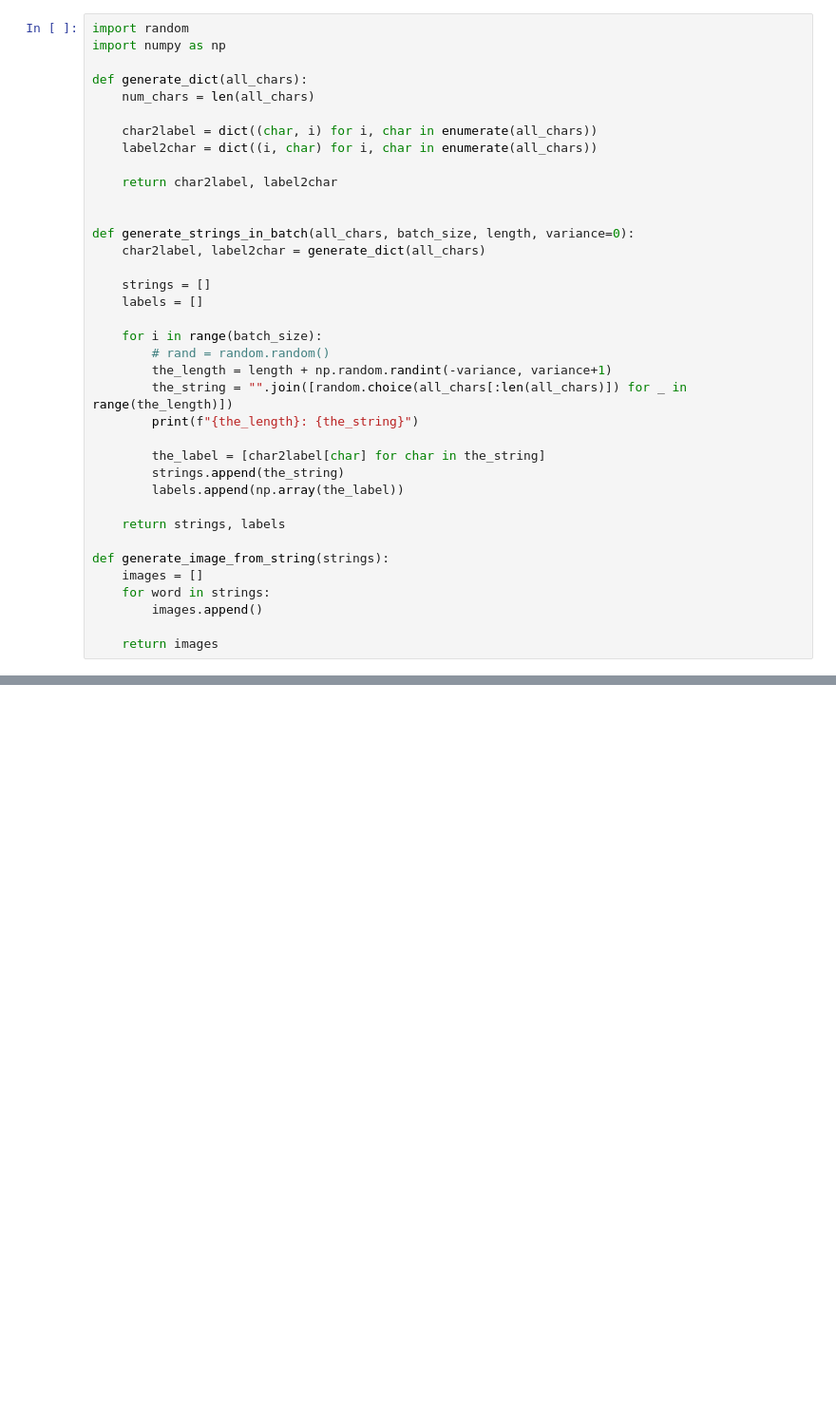
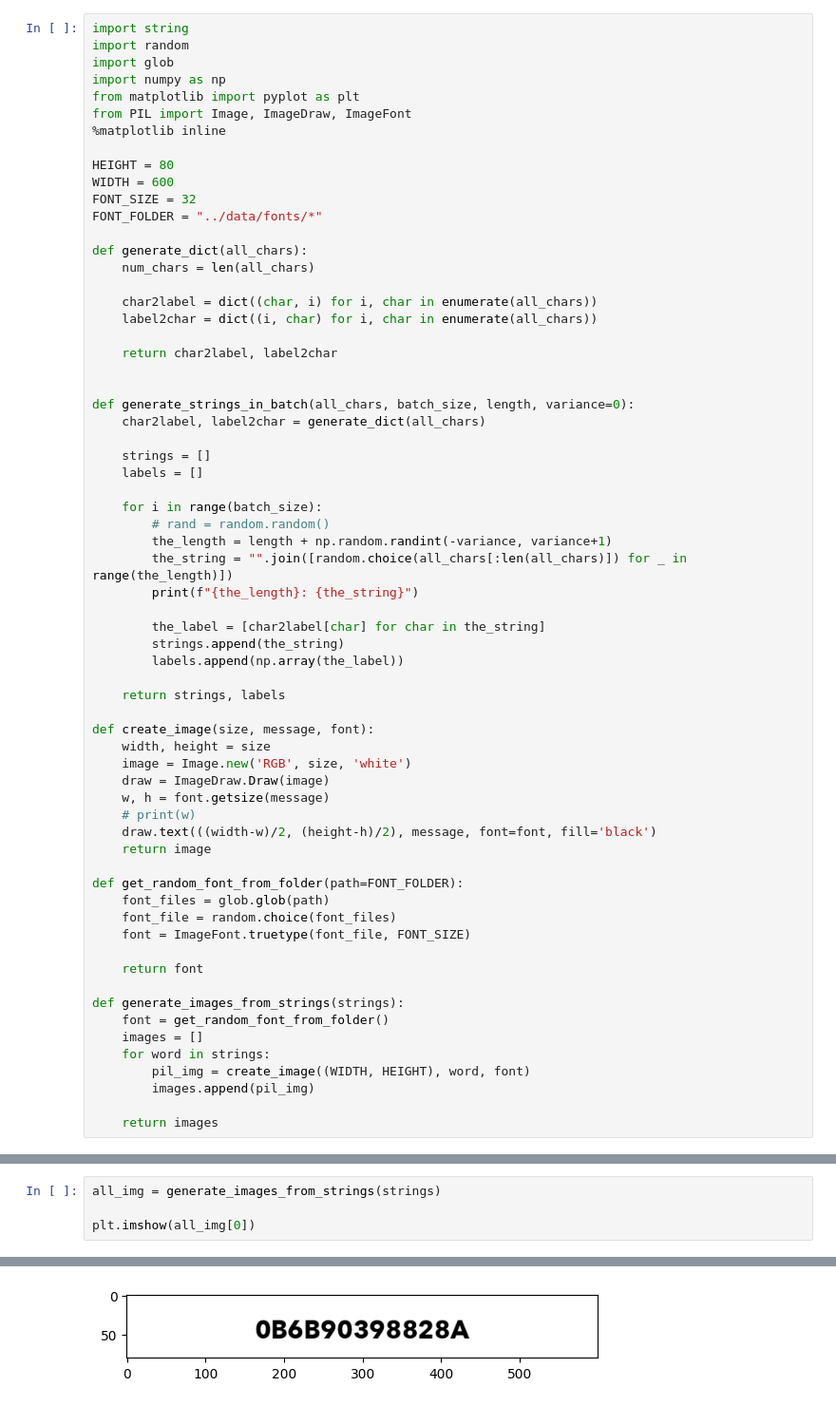
Before and after one commit to HemingwayLee/tensorflow-img-proj-template, a Jupyter notebook: notebooks/string2img.ipynb, the cells around one changed output, grey strips where cells are left out. Shown at 95% size. Cells and saved outputs as stored; diff of their text form; blank space fills up the shorter version.

```diff
--- a/notebooks/string2img.ipynb
+++ b/notebooks/string2img.ipynb
@@ -1,6 +1,16 @@
 # %%
+import string
 import random
+import glob
 import numpy as np
+from matplotlib import pyplot as plt
+from PIL import Image, ImageDraw, ImageFont
+%matplotlib inline
+
+HEIGHT = 80
+WIDTH = 600
+FONT_SIZE = 32
+FONT_FOLDER = "../data/fonts/*"
 
 def generate_dict(all_chars):
     num_chars = len(all_chars)
@@ -29,10 +39,28 @@ def generate_strings_in_batch(all_chars, batch_size, length, variance=0):
 
     return strings, labels
 
-def generate_image_from_string(strings):
+def create_image(size, message, font):
+    width, height = size
+    image = Image.new('RGB', size, 'white')
+    draw = ImageDraw.Draw(image)
+    w, h = font.getsize(message)
+    # print(w)
+    draw.text(((width-w)/2, (height-h)/2), message, font=font, fill='black')
+    return image
+
+def get_random_font_from_folder(path=FONT_FOLDER):
+    font_files = glob.glob(path)
+    font_file = random.choice(font_files)
+    font = ImageFont.truetype(font_file, FONT_SIZE)
+
+    return font
+
+def generate_images_from_strings(strings):
+    font = get_random_font_from_folder()
     images = []
     for word in strings:
-        images.append()
+        pil_img = create_image((WIDTH, HEIGHT), word, font)
+        images.append(pil_img)
 
     return images
 # %%
@@ -59,0 +88,5 @@ print(labels)
+# %%
+all_img = generate_images_from_strings(strings)
+
+plt.imshow(all_img[0])
+# %% [output]
@@ -59,0 +94 @@ print(labels)
+[figure, added]
```
Also changed, not shown: parts of 4 cells of this notebook, 6 other files.
